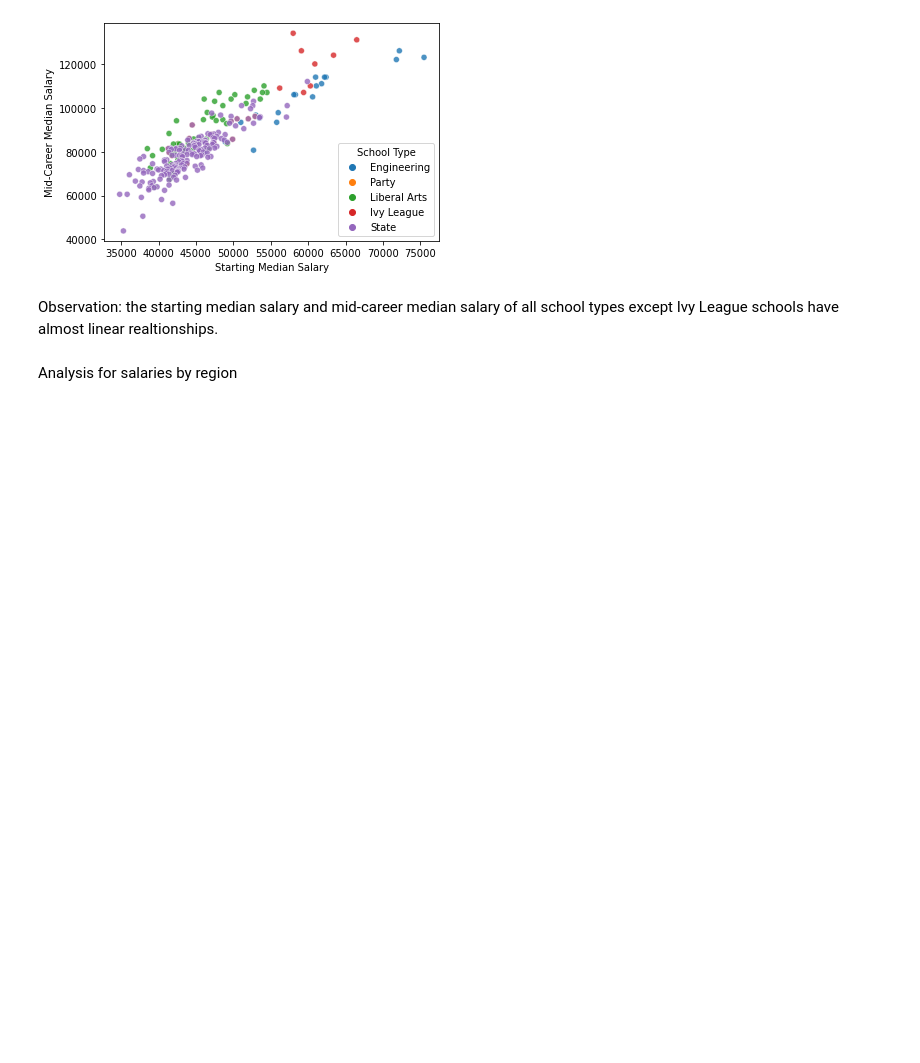
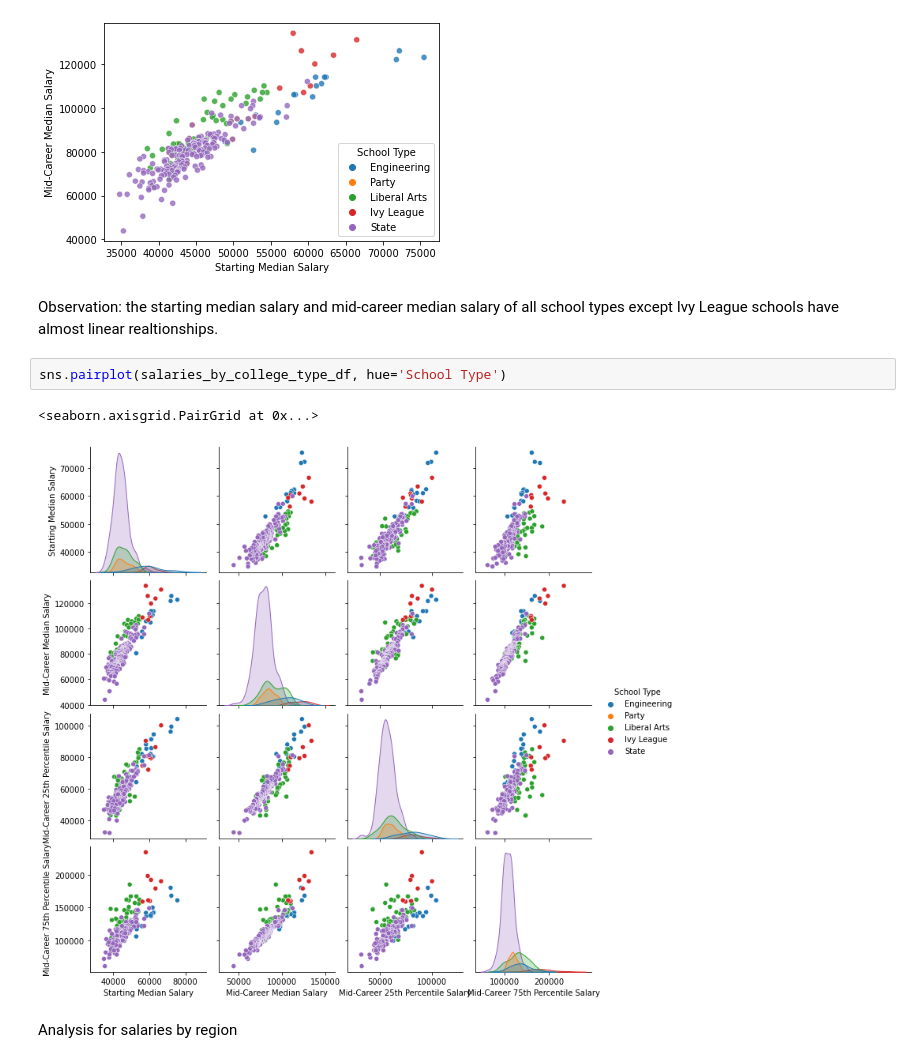
Before and after one commit to xinwang-us/DataScienceCapstoneTwo, a Jupyter notebook: CapstoneProject2_EDA.ipynb, the cells around one changed output. Cells and saved outputs as stored; diff of their text form; blank space fills up the shorter version.

```diff
--- a/CapstoneProject2_EDA.ipynb
+++ b/CapstoneProject2_EDA.ipynb
@@ -203,6 +203,11 @@ sns.scatterplot(x = 'Starting Median Salary', y = 'Mid-Career Median Salary', da
 [figure]
 # %% [markdown]
 Observation: the starting median salary and mid-career median salary of all school types except Ivy League schools have almost linear realtionships.
+# %%
+sns.pairplot(salaries_by_college_type_df, hue='School Type')
+# %% [output]
+<seaborn.axisgrid.PairGrid at 0x...>
+[figure, added]
 # %% [markdown]
 Analysis for salaries by region
 # %%
```
Also changed, not shown: parts of 11 cells of this notebook.
